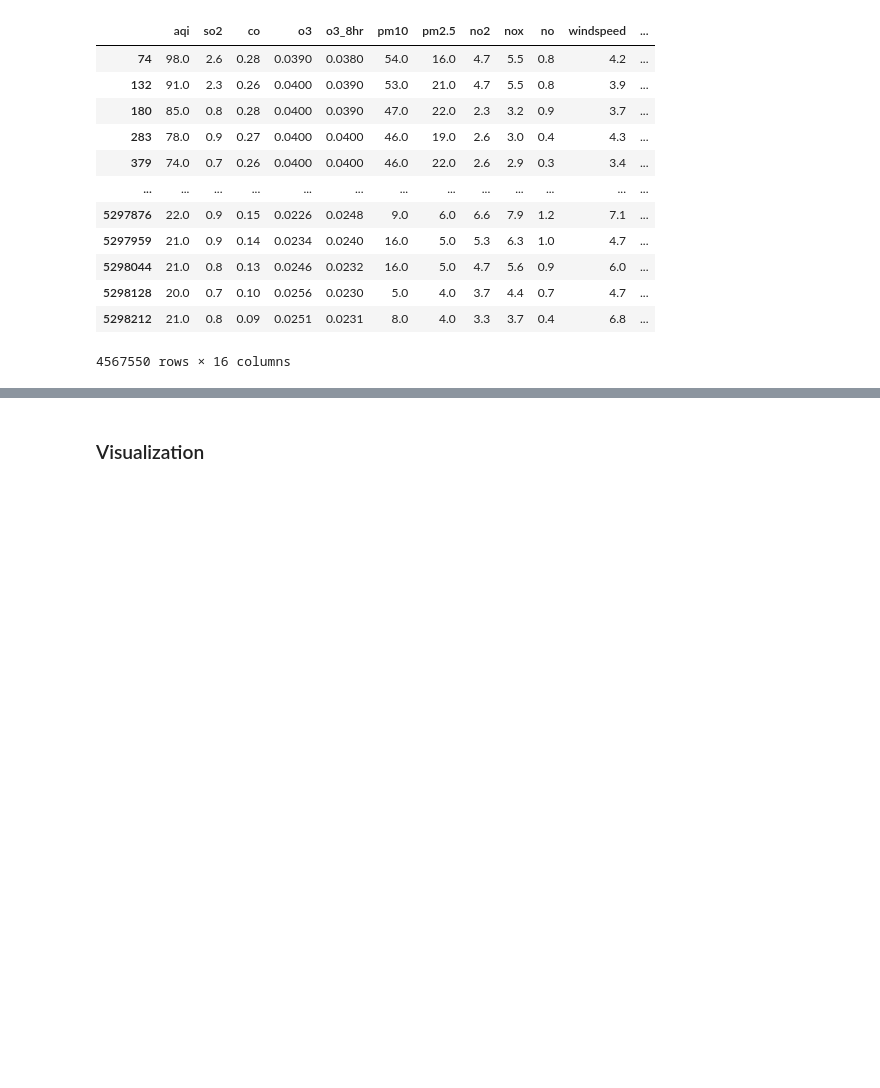
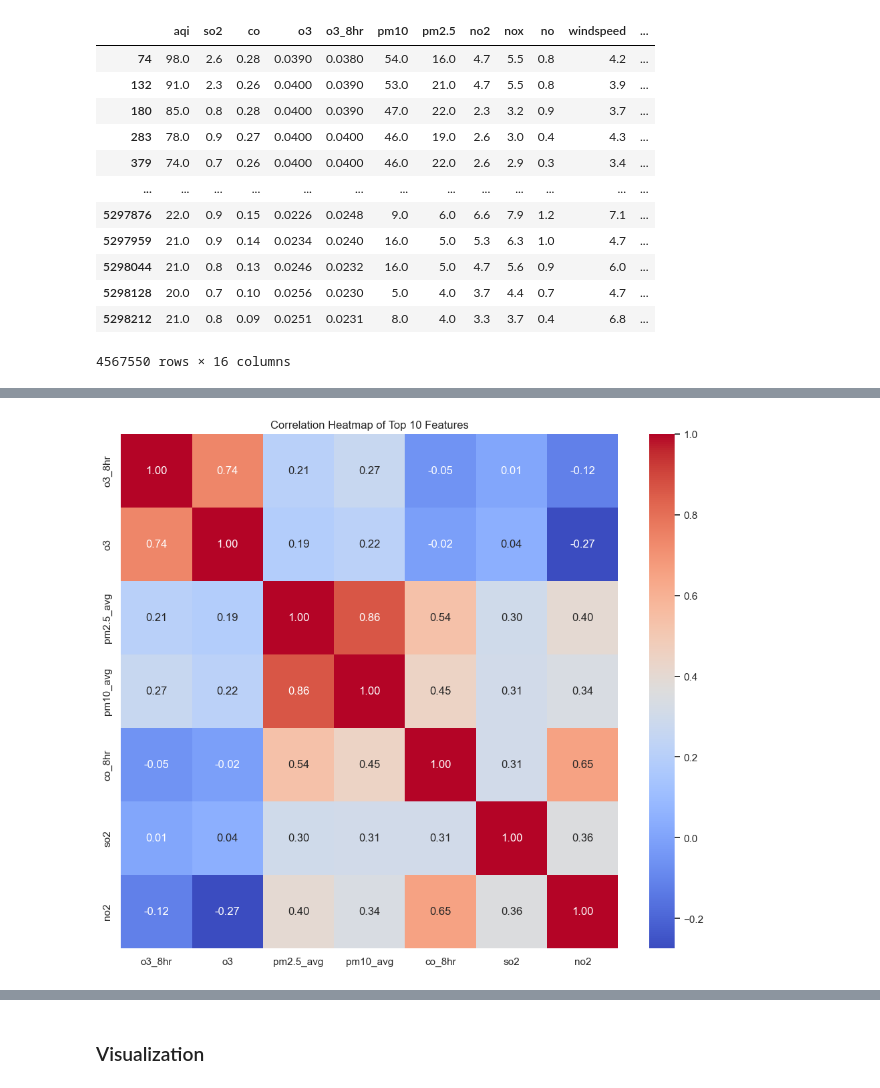
Before and after one commit to George930502/Forecasting-Air-Quality-Index-Levels-in-Taiwan, a Jupyter notebook: preprocess.ipynb, the cells around one changed output, grey strips where cells are left out. Cells and saved outputs as stored; diff of their text form; code cells hidden in the pictures; blank space fills up the shorter version.

```diff
--- a/preprocess.ipynb
+++ b/preprocess.ipynb
@@ -145,0 +215,9 @@ preprocess_data_cleaned
+# %%
+# 特徵之間的相關性（熱力圖）
+plt.figure(figsize=(12, 10))
+corr_matrix = final_preprocess_data_filtered[features_to_plot].corr()
+sns.heatmap(corr_matrix, annot=True, fmt=".2f", cmap="coolwarm", cbar=True)
+plt.title("Correlation Heatmap of Top 10 Features")
+plt.show()
+# %% [output]
+[figure, added]
```
Also changed, not shown: parts of 16 cells of this notebook, 1 other file.
